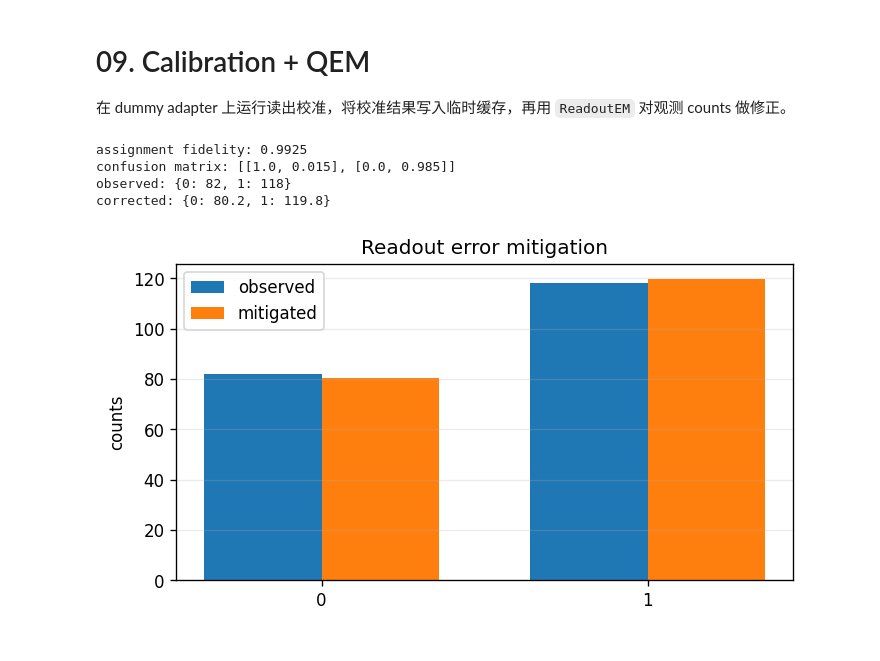
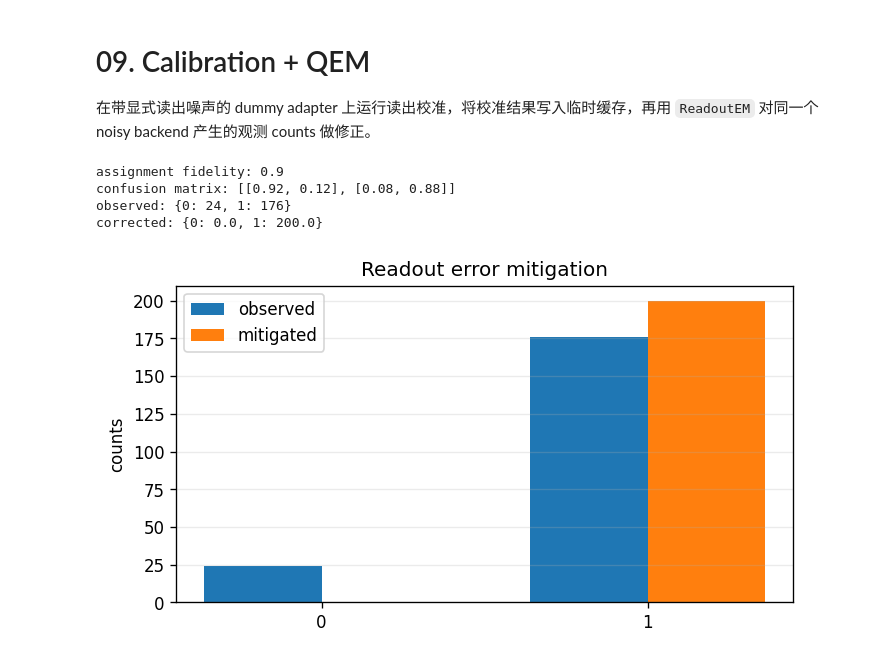
Before and after one commit to IAI-USTC-Quantum/UnifiedQuantum, a Jupyter notebook: docs/source/best_practices/09_calibration_qem_dummy.ipynb, the cells around one changed output. Drawn from its saved outputs; the diff is of its cells as text; code cells hidden in the pictures.

Commit message:
fix: run qem examples on noisy dummy backend

```diff
--- a/docs/source/best_practices/09_calibration_qem_dummy.ipynb
+++ b/docs/source/best_practices/09_calibration_qem_dummy.ipynb
@@ -1,44 +1,50 @@
 # %% [markdown]
 # 09. Calibration + QEM
 
-在 dummy adapter 上运行读出校准，将校准结果写入临时缓存，再用 `ReadoutEM` 对观测 counts 做修正。
+在带显式读出噪声的 dummy adapter 上运行读出校准，将校准结果写入临时缓存，再用 `ReadoutEM` 对同一个 noisy backend 产生的观测 counts 做修正。
 # %%
 import tempfile
 import matplotlib.pyplot as plt
 
+from uniqc import Circuit
 from uniqc.backend_adapter.task.adapters import DummyAdapter
 from uniqc.calibration.readout import ReadoutCalibrator
 from uniqc.qem import ReadoutEM
 
 cache_dir = tempfile.mkdtemp(prefix="uniqc-bp-calibration-")
-adapter = DummyAdapter(noise_model={"depol": 0.02})
+adapter = DummyAdapter(noise_model={"readout": [0.08, 0.12]})
 calibrator = ReadoutCalibrator(adapter=adapter, shots=200, cache_dir=cache_dir)
 calibration = calibrator.calibrate_1q(0)
 
-observed = {0: 82, 1: 118}
+observed_circuit = Circuit(1)
+observed_circuit.x(0)
+observed_circuit.measure(0)
+task_id = adapter.submit(observed_circuit.originir, shots=200)
+raw_counts = adapter.query(task_id)["result"]
+observed = {int(k, 2): v for k, v in raw_counts.items()}
 mitigator = ReadoutEM(adapter=adapter, shots=200, cache_dir=cache_dir)
 corrected = mitigator.mitigate_counts(observed, measured_qubits=[0])
 
 print("assignment fidelity:", round(calibration["assignment_fidelity"], 4))
 print("confusion matrix:", calibration["confusion_matrix"])
 print("observed:", observed)
 print("corrected:", {k: round(v, 2) for k, v in corrected.items()})
 
 labels = ["0", "1"]
 fig, ax = plt.subplots(figsize=(6, 3.4))
 x = range(len(labels))
 ax.bar([i - 0.18 for i in x], [observed[i] for i in x], width=0.36, label="observed")
 ax.bar([i + 0.18 for i in x], [corrected[i] for i in x], width=0.36, label="mitigated")
 ax.set_xticks(list(x))
 ax.set_xticklabels(labels)
 ax.set_ylabel("counts")
 ax.set_title("Readout error mitigation")
 ax.legend()
 ax.grid(axis="y", alpha=0.25)
 fig.tight_layout()
 # %% [output]
-assignment fidelity: 0.9925
-confusion matrix: [[1.0, 0.015], [0.0, 0.985]]
-observed: {0: 82, 1: 118}
-corrected: {0: 80.2, 1: 119.8}
+assignment fidelity: 0.9
+confusion matrix: [[0.92, 0.12], [0.08, 0.88]]
+observed: {0: 24, 1: 176}
+corrected: {0: 0.0, 1: 200.0}
-[figure, old version]
+[figure, new version]
```
Also changed, not shown: 9 other files.
